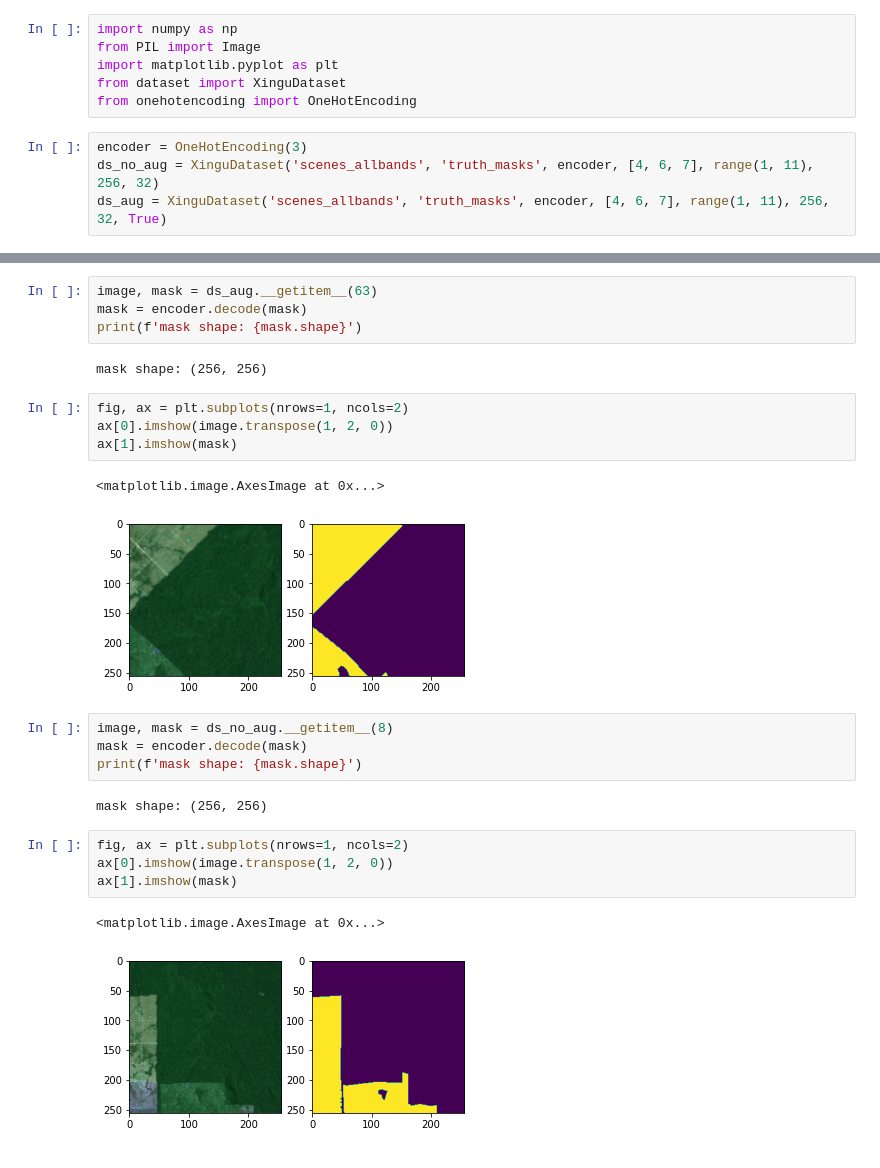
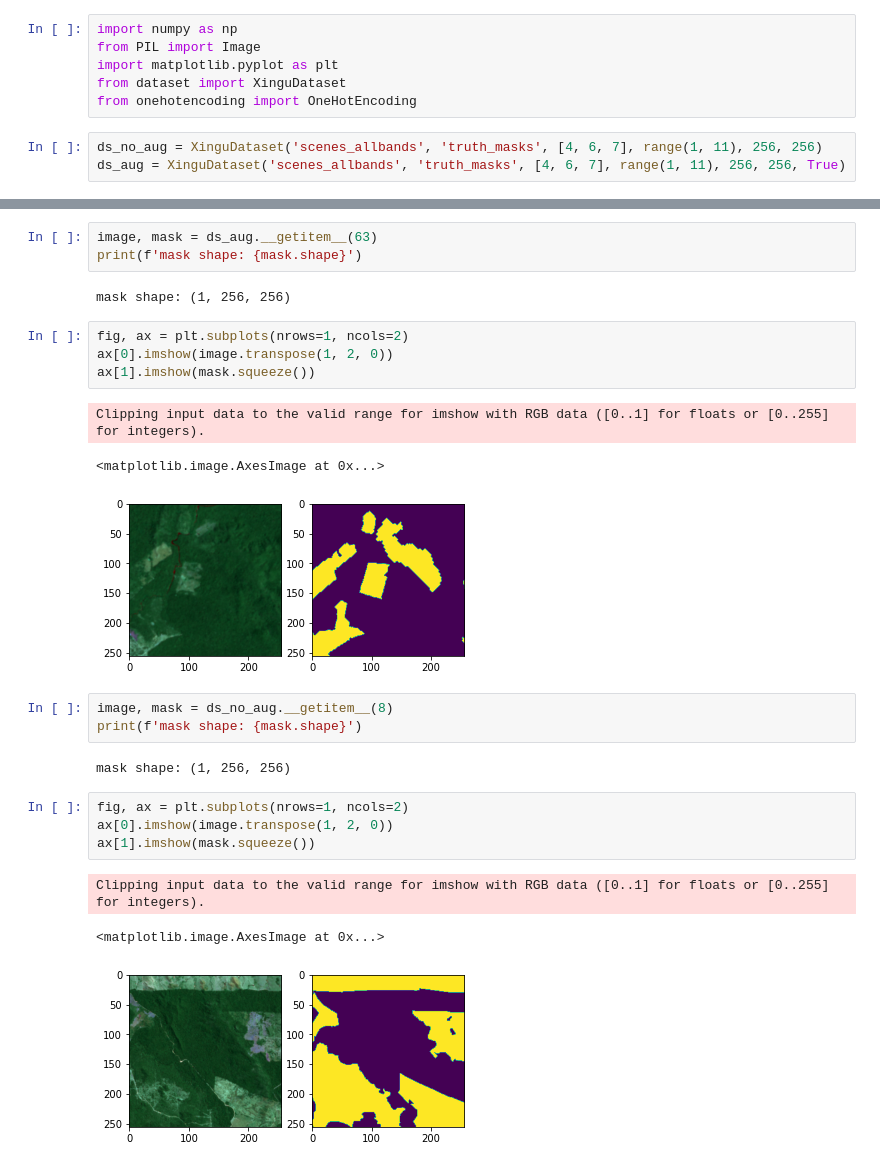
Before and after one commit to ebouhid/Xingu_Dataset, a Jupyter notebook: dataset_test.ipynb, the cells around one changed output, grey strips where cells are left out. Drawn from its saved outputs; the diff is of its cells as text.

Commit message:
Changed binary mask format Removed need for encoder (since masks are binary) All combination bands are now normalized

```diff
--- a/dataset_test.ipynb
+++ b/dataset_test.ipynb
@@ -5,6 +5,5 @@ import matplotlib.pyplot as plt
 from dataset import XinguDataset
 from onehotencoding import OneHotEncoding
 # %%
-encoder = OneHotEncoding(3)
-ds_no_aug = XinguDataset('scenes_allbands', 'truth_masks', encoder, [4, 6, 7], range(1, 11), 256, 32)
-ds_aug = XinguDataset('scenes_allbands', 'truth_masks', encoder, [4, 6, 7], range(1, 11), 256, 32, True)
+ds_no_aug = XinguDataset('scenes_allbands', 'truth_masks', [4, 6, 7], range(1, 11), 256, 256)
+ds_aug = XinguDataset('scenes_allbands', 'truth_masks', [4, 6, 7], range(1, 11), 256, 256, True)
@@ -22,26 +16,26 @@ ds_aug: 48352 samples
 # %%
 image, mask = ds_aug.__getitem__(63)
-mask = encoder.decode(mask)
 print(f'mask shape: {mask.shape}')
 # %% [output]
-mask shape: (256, 256)
+mask shape: (1, 256, 256)
 # %%
 fig, ax = plt.subplots(nrows=1, ncols=2)
 ax[0].imshow(image.transpose(1, 2, 0))
-ax[1].imshow(mask)
+ax[1].imshow(mask.squeeze())
 # %% [output]
-<matplotlib.image.AxesImage at 0x...>
+Clipping input data to the valid range for imshow with RGB data ([0..1] for floats or [0..255] for integers).
+<matplotlib.image.AxesImage at 0x...>
-[figure, old version]
+[figure, new version]
 # %%
 image, mask = ds_no_aug.__getitem__(8)
-mask = encoder.decode(mask)
 print(f'mask shape: {mask.shape}')
 # %% [output]
-mask shape: (256, 256)
+mask shape: (1, 256, 256)
 # %%
 fig, ax = plt.subplots(nrows=1, ncols=2)
 ax[0].imshow(image.transpose(1, 2, 0))
-ax[1].imshow(mask)
+ax[1].imshow(mask.squeeze())
 # %% [output]
-<matplotlib.image.AxesImage at 0x...>
+Clipping input data to the valid range for imshow with RGB data ([0..1] for floats or [0..255] for integers).
+<matplotlib.image.AxesImage at 0x...>
-[figure, old version]
+[figure, new version]
```
Also changed, not shown: parts of 2 cells of this notebook, 2 other files.
